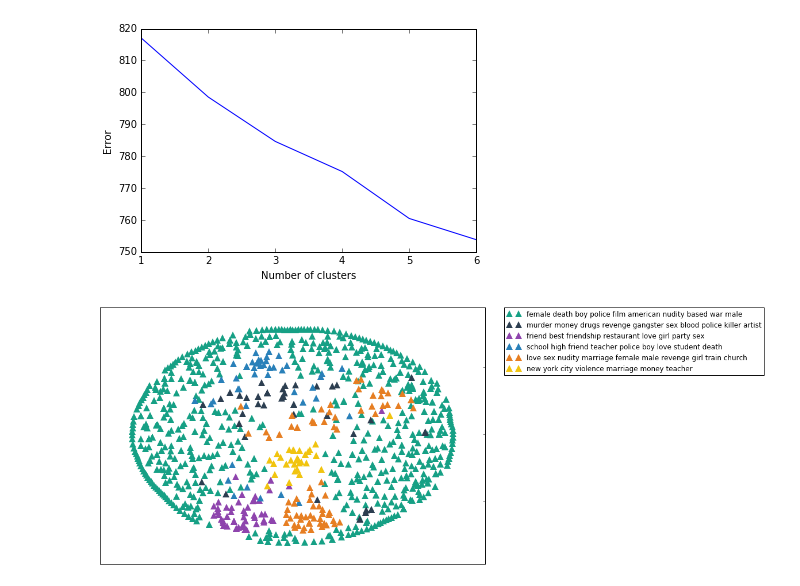
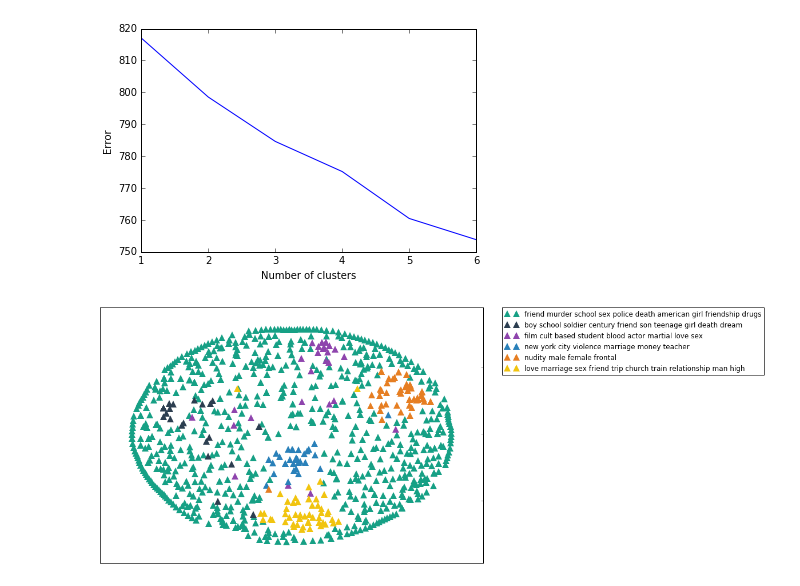
Before and after one commit to kacerchio/CS505-final-project, a Jupyter notebook: Kmeans.ipynb, the cells around one changed output. Saved outputs shown, nothing was run; the diff lists cells and outputs as text; code cells hidden in the pictures.

```diff
--- a/Kmeans.ipynb
+++ b/Kmeans.ipynb
@@ -41,7 +41,7 @@ def tokenize(text):
             filtered_tokens.append(token)
     return filtered_tokens
 
-tfidf_vectorizer = TfidfVectorizer(max_df=0.85, max_features=200000,
+tfidf_vectorizer = TfidfVectorizer(max_df=0.9, max_features=200000,
                                  min_df=0.01, stop_words='english',
                                  use_idf=True, tokenizer=tokenize, ngram_range=(1,3))
 
@@ -192,7 +192,7 @@ def tokenize(text):
             filtered_tokens.append(token)
     return filtered_tokens
 
-tfidf_vectorizer = TfidfVectorizer(max_df=0.8, max_features=200000,
+tfidf_vectorizer = TfidfVectorizer(max_df=0.9, max_features=200000,
                                  min_df=0.01, stop_words='english',
                                  use_idf=True, tokenizer=tokenize, ngram_range=(1,3))
 
@@ -256,31 +256,31 @@ cluster_names = {0: words[0],
 
 df = pd.DataFrame(dict(x=xs, y=ys, label=clusters, title=titles))
 
 #cluster groups
 groups = df.groupby('label')
 
 fig, ax = plt.subplots(figsize=(12, 8))
 ax.margins(0.10)
 
 #iterate through groups to layer the plot
 for name, group in groups:
     ax.plot(group.x, group.y, marker='^', linestyle='', ms=12, label=cluster_names[name], color=cluster_colors[name], mec='none')
     ax.set_aspect('auto')
     ax.tick_params(\
         axis= 'x',
         which='both',
         bottom='off',
         top='off',
         labelbottom='off')
     ax.tick_params(\
         axis= 'y',
         which='both',
         left='off',
         top='off',
         labelleft='off')
 
 ax.legend()
 plt.legend(bbox_to_anchor=(1.05, 1), loc=2, borderaxespad=0.)
 plt.show()
 # %% [output]
-[figure, old version]
+[figure, new version]
```
Also changed, not shown: parts of 1 cell of this notebook, 3 other files.
